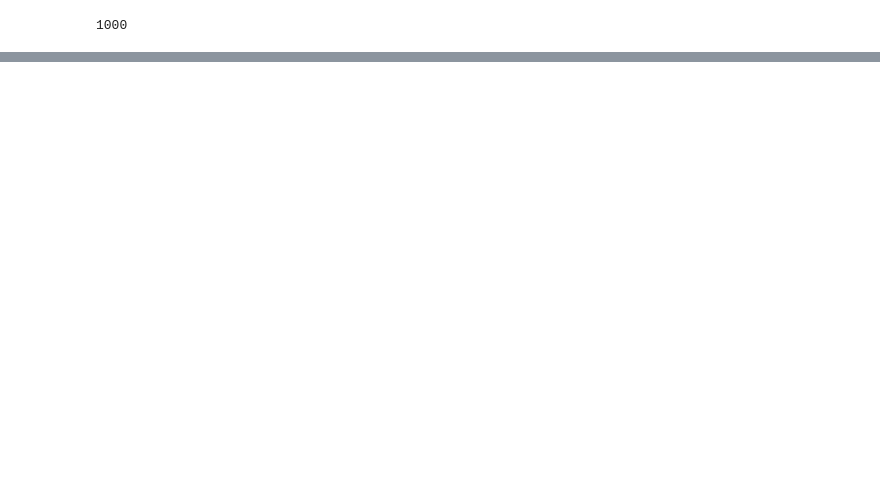
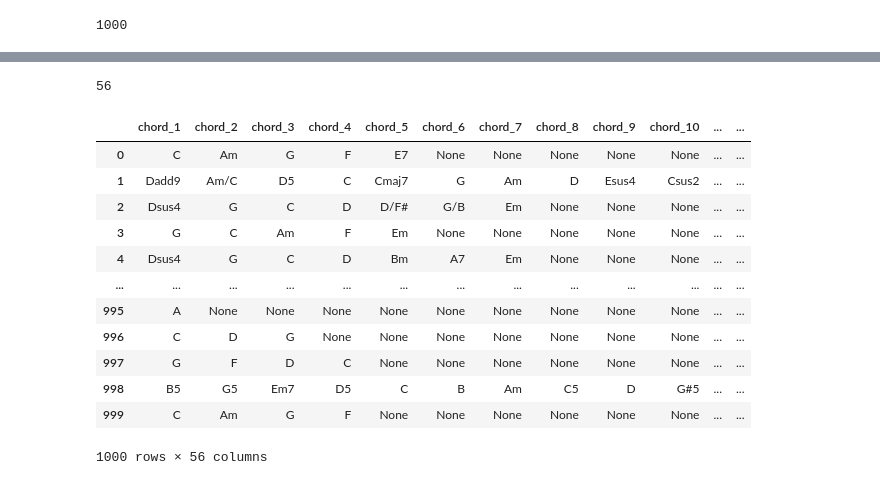
Before and after one commit to ErwanDB/Project-Week-5-Your-Own-Project, a Jupyter notebook: your-project/Data_scraping.ipynb, the cells around one changed output, grey strips where cells are left out. Drawn from its saved outputs; the diff is of its cells as text; code cells hidden in the pictures; blank space fills up the shorter version.

```diff
--- a/your-project/Data_scraping.ipynb
+++ b/your-project/Data_scraping.ipynb
@@ -160,0 +316,2 @@ df
+# %%
+df["Level"]=df["Chords"].apply(level)
@@ -160,0 +342,3 @@ df
+# %%
+df.drop(["Difficulty"],axis=1,inplace=True)
+df
@@ -160,0 +382,7 @@ df
+# %%
+lst_col = []
+
+for i in df.Chords:
+    lst_col.append(i)
+
+lst_col
@@ -160,0 +407,23 @@ df
+# %%
+max_chords = max(list(map(lambda x:len(x),lst_col)))
+max_chords
+# %% [output]
+56
+# %%
+columns = ['chord_{}'.format(i) for i in range(1,max_chords+1)]
+df_chords = pd.DataFrame(lst_col, columns=columns)
+df_chords
+# %% [output]
+|  | chord_1 | chord_2 | chord_3 | chord_4 | chord_5 | chord_6 | chord_7 | chord_8 | chord_9 | chord_10 | ... | ... |
+| 0 | C | Am | G | F | E7 | None | None | None | None | None | ... | ... |
+| 1 | Dadd9 | Am/C | D5 | C | Cmaj7 | G | Am | D | Esus4 | Csus2 | ... | ... |
+| 2 | Dsus4 | G | C | D | D/F# | G/B | Em | None | None | None | ... | ... |
+| 3 | G | C | Am | F | Em | None | None | None | None | None | ... | ... |
+| 4 | Dsus4 | G | C | D | Bm | A7 | Em | None | None | None | ... | ... |
+| ... | ... | ... | ... | ... | ... | ... | ... | ... | ... | ... | ... | ... |
+| 995 | A | None | None | None | None | None | None | None | None | None | ... | ... |
+| 996 | C | D | G | None | None | None | None | None | None | None | ... | ... |
+| 997 | G | F | D | C | None | None | None | None | None | None | ... | ... |
+| 998 | B5 | G5 | Em7 | D5 | C | B | Am | C5 | D | G#5 | ... | ... |
+| 999 | C | Am | G | F | None | None | None | None | None | None | ... | ... |
+1000 rows × 56 columns
```
Also changed, not shown: parts of 53 cells of this notebook, 1 other file.
